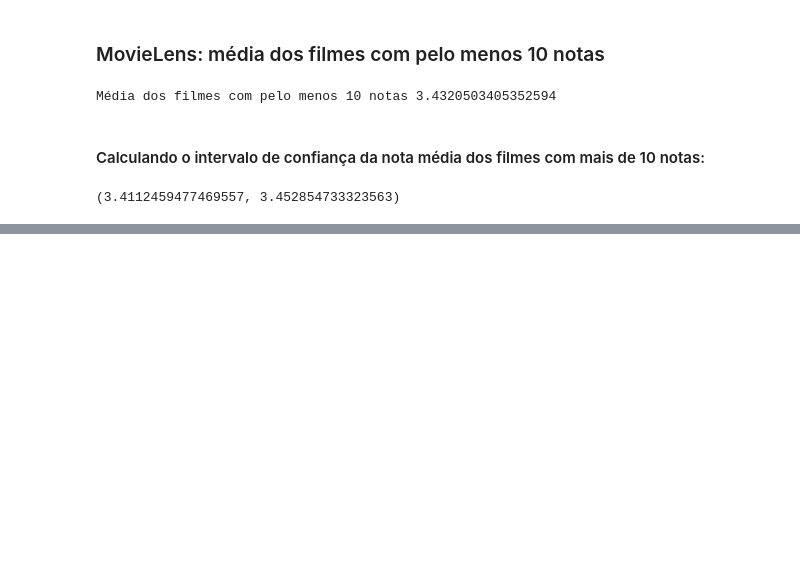
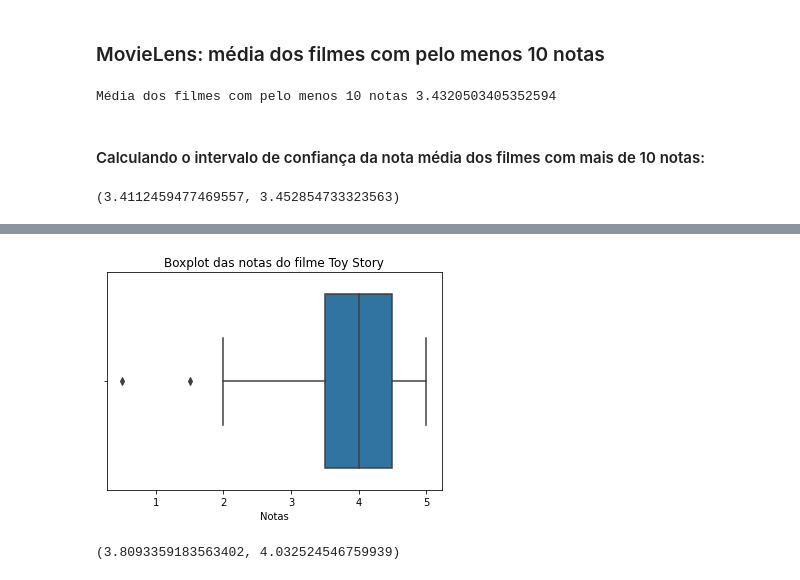
Before and after one commit to silsantos/Data-Science_Projects, a Jupyter notebook: Estatistica/Pratica7_experimentos_estatisticos.ipynb, the cells around one changed output, grey strips where cells are left out. Saved outputs shown, nothing was run; the diff lists cells and outputs as text; code cells hidden in the pictures; blank space fills up the shorter version.

```diff
--- a/Estatistica/Pratica7_experimentos_estatisticos.ipynb
+++ b/Estatistica/Pratica7_experimentos_estatisticos.ipynb
@@ -285,0 +332,15 @@ zconfint(nota_media_filme_10_notas)
+# %%
+# Boxplot das notas doo filme 1 (Toy Story):
+
+ax = sns.boxplot(x = notas1['rating'])
+ax.set_title('Boxplot das notas do filme Toy Story')
+ax.set_xlabel('Notas')
+ax = ax
+# %% [output]
+[figure, added]
+# %%
+# Calculando o intervalo de coonfiança para as notas do filme 1 (Toy Story):
+
+zconfint(notas1['rating'])
+# %% [output]
+(3.8093359183563402, 4.032524546759939)
```
Also changed, not shown: parts of 21 cells of this notebook.
